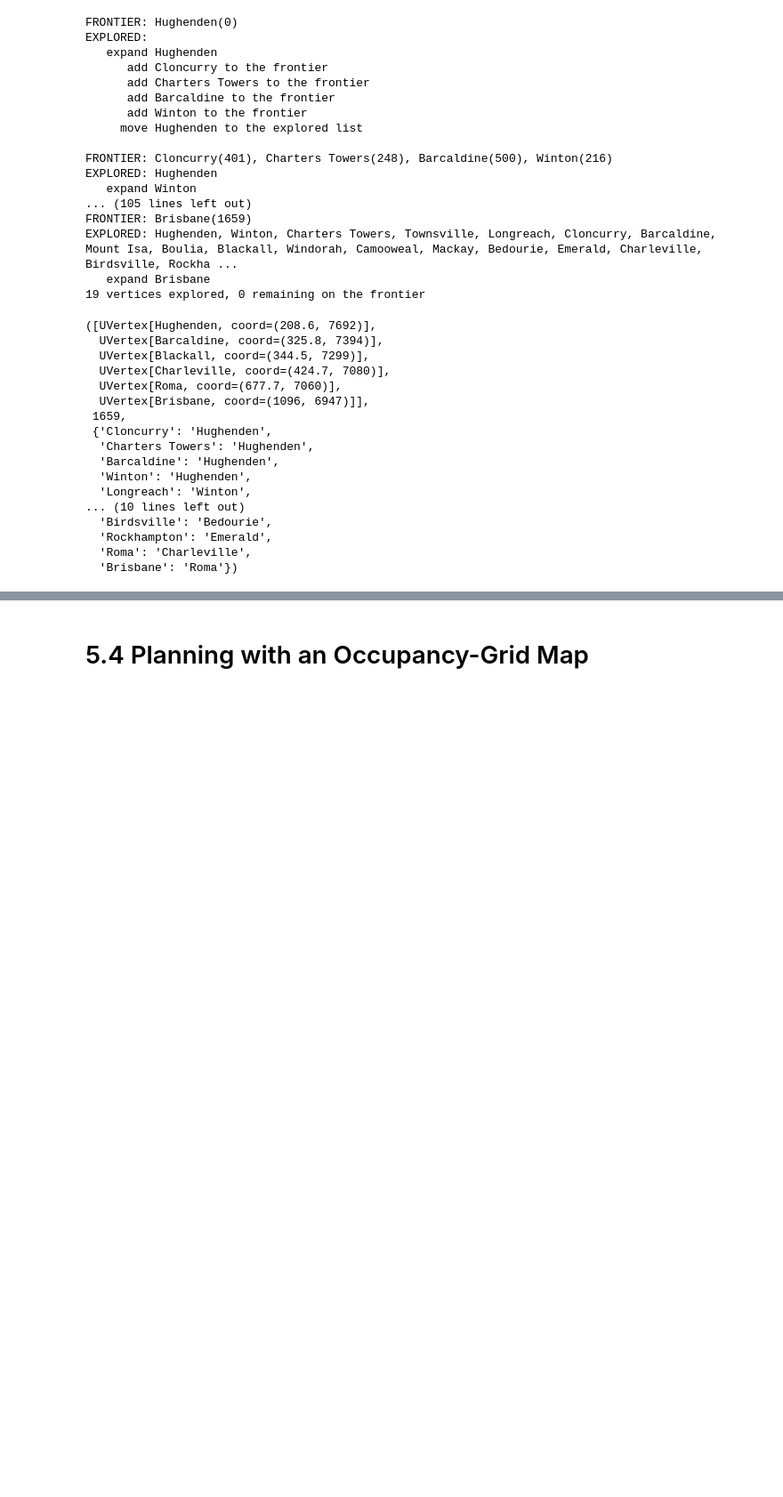
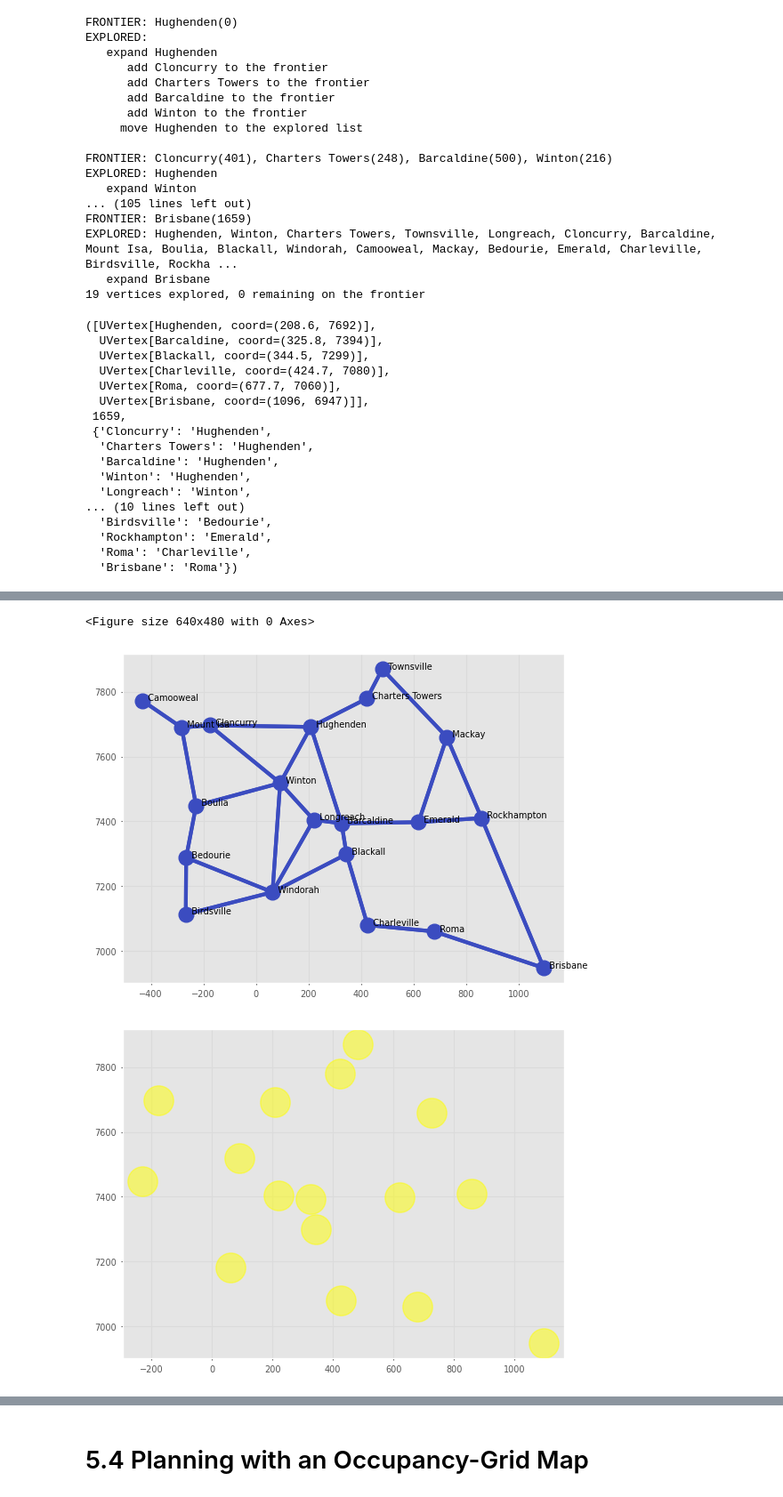
Before and after one commit to daiversilva/RVC3-python, a Jupyter notebook: notebooks/chap5.ipynb, the cells around one changed output, grey strips where cells are left out. Shown at 89% size. Saved outputs shown, nothing was run; the diff lists cells and outputs as text; code cells hidden in the pictures; blank space fills up the shorter version.

```diff
--- a/notebooks/chap5.ipynb
+++ b/notebooks/chap5.ipynb
@@ -297,8 +302,12 @@ length
 # %%
 # find the unique vertex names
-visited = set(list(parents.keys()) + list(parents.values()));
+visited = set(list(parents.keys()) + list(parents.values())); #que contiene todos los nodos explorados durante la búsqueda.
 plt.clf()
 g.plot(block=None)
-# g.highlight_vertex(visited, color="yellow")
+g.highlight_vertex(visited, color="yellow")
+# %% [output]
+<Figure size 640x480 with 0 Axes>
+[figure, added]
+[figure, added]
 # %%
 g.path_Astar("Hughenden", "Brisbane", verbose=True)
```
Also changed, not shown: parts of 23 cells of this notebook.
